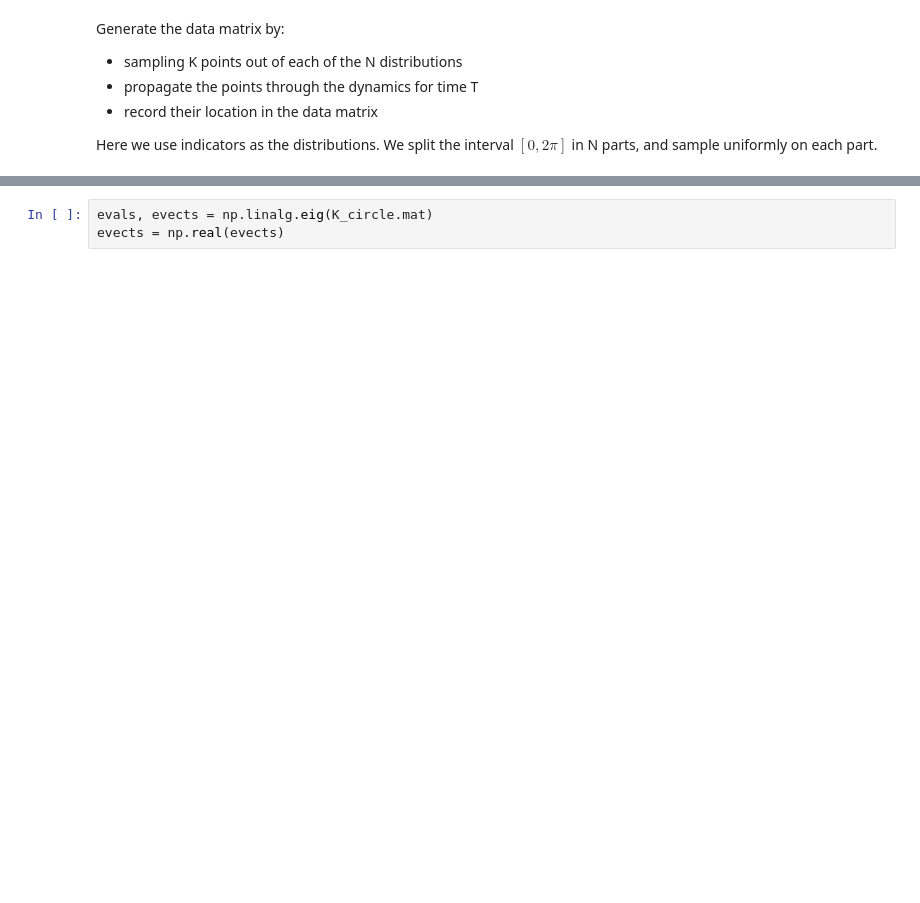
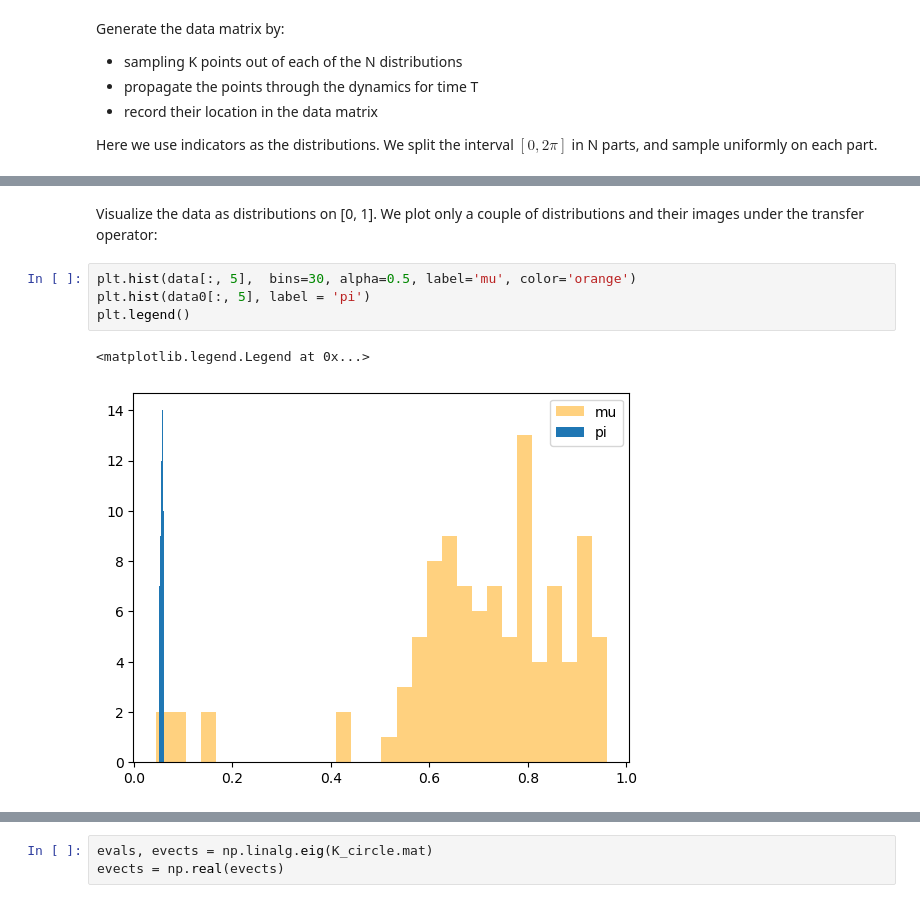
Before and after one commit to Maria-A-Oprea/Distributional_Koopman, a Jupyter notebook: Circle_rotation.ipynb, the cells around one changed output, grey strips where cells are left out. Saved outputs shown, nothing was run; the diff lists cells and outputs as text; blank space fills up the shorter version.

```diff
--- a/Circle_rotation.ipynb
+++ b/Circle_rotation.ipynb
@@ -75,0 +83,9 @@ for i in range(N):
+# %% [markdown]
+Visualize the data as distributions on [0, 1]. We plot only a couple of distributions and their images under the transfer operator:
+# %%
+plt.hist(data[:, 5],  bins=30, alpha=0.5, label='mu', color='orange')
+plt.hist(data0[:, 5], label = 'pi')
+plt.legend()
+# %% [output]
+<matplotlib.legend.Legend at 0x...>
+[figure, added]
```
Also changed, not shown: parts of 21 cells of this notebook, 1 other file.
